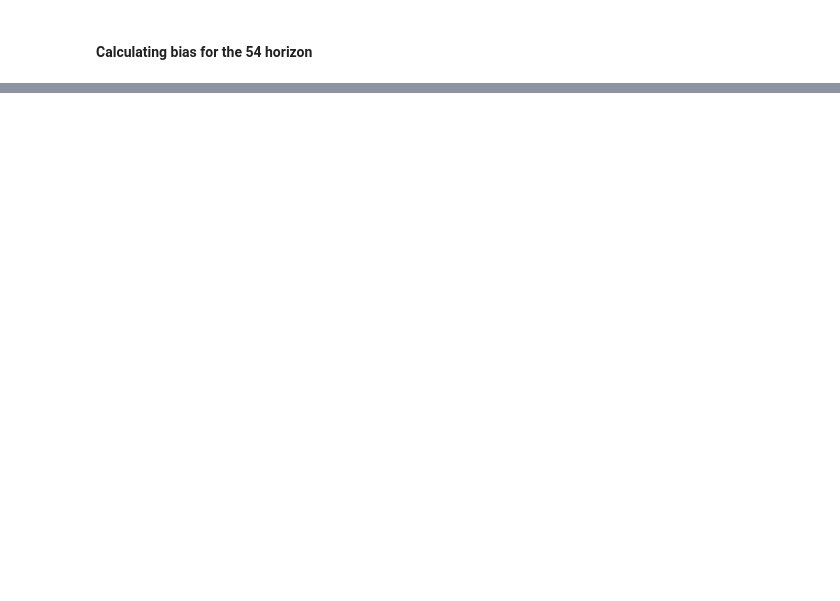
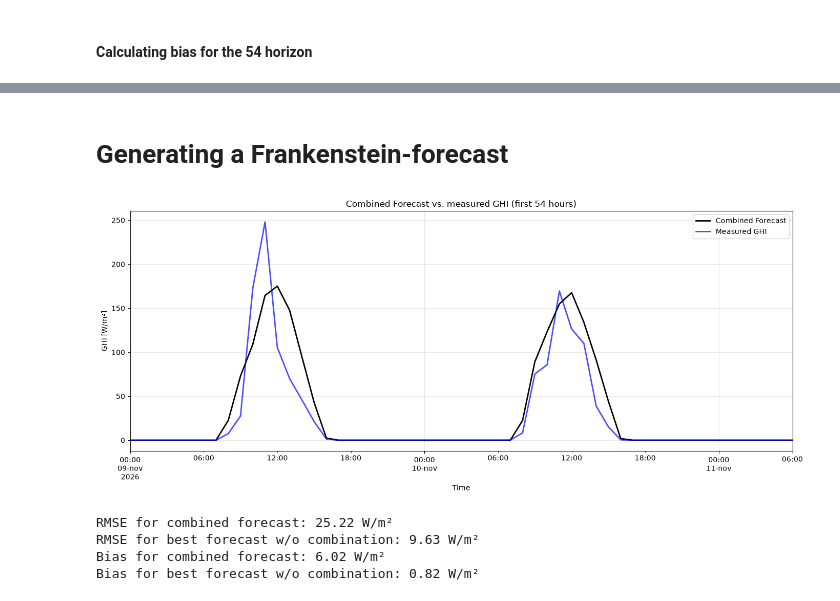
Before and after one commit to karlarye/Forecast-Solar-Assignment, a Jupyter notebook: assignment.ipynb, the cells around one changed output, grey strips where cells are left out. Saved outputs shown, nothing was run; the diff lists cells and outputs as text; code cells hidden in the pictures; blank space fills up the shorter version.

```diff
--- a/assignment.ipynb
+++ b/assignment.ipynb
@@ -320,0 +381,33 @@ fc_res =
+# %% [markdown]
+# Generating a Frankenstein-forecast
+# %%
+# Averaging all forecast models to create a combined forecast
+combined_forecast = fc[col_names].mean(axis=1)
+
+# Plotting the combined forecast against the measured data
+fig, ax = plt.subplots(figsize=(14, 6))
+combined_forecast.plot(ax=ax, label='Combined Forecast', color='black', linewidth=2)
+measured.plot(ax=ax, label='Measured GHI', color='blue', alpha=0.7, linewidth=2)
+ax.set_xlabel('Time')
+ax.set_ylabel('GHI [W/m²]')
+ax.set_title('Combined Forecast vs. measured GHI (first 54 hours)')
+ax.legend()
+ax.grid(alpha=0.3)
+plt.tight_layout()
+plt.show()
+
+# Bias and RMSE for the combined forecast
+squared_error_combined = (measured - combined_forecast)**2
+rmse_combined = np.sqrt(squared_error_combined.mean())
+print(f"RMSE for combined forecast: {rmse_combined:.2f} W/m²")
+print(f"RMSE for best forecast w/o combination: {rmse_summary[lowest_rmse_model]:.2f} W/m²")
+
+bias_combined = (combined_forecast - measured).mean()
+print(f"Bias for combined forecast: {bias_combined:.2f} W/m²")
+print(f"Bias for best forecast w/o combination: {bias_summary[lowest_bias_model]:.2f} W/m²")
+# %% [output]
+[figure, added]
+RMSE for combined forecast: 25.22 W/m²
+RMSE for best forecast w/o combination: 9.63 W/m²
+Bias for combined forecast: 6.02 W/m²
+Bias for best forecast w/o combination: 0.82 W/m²
```
Also changed, not shown: parts of 5 cells of this notebook.
